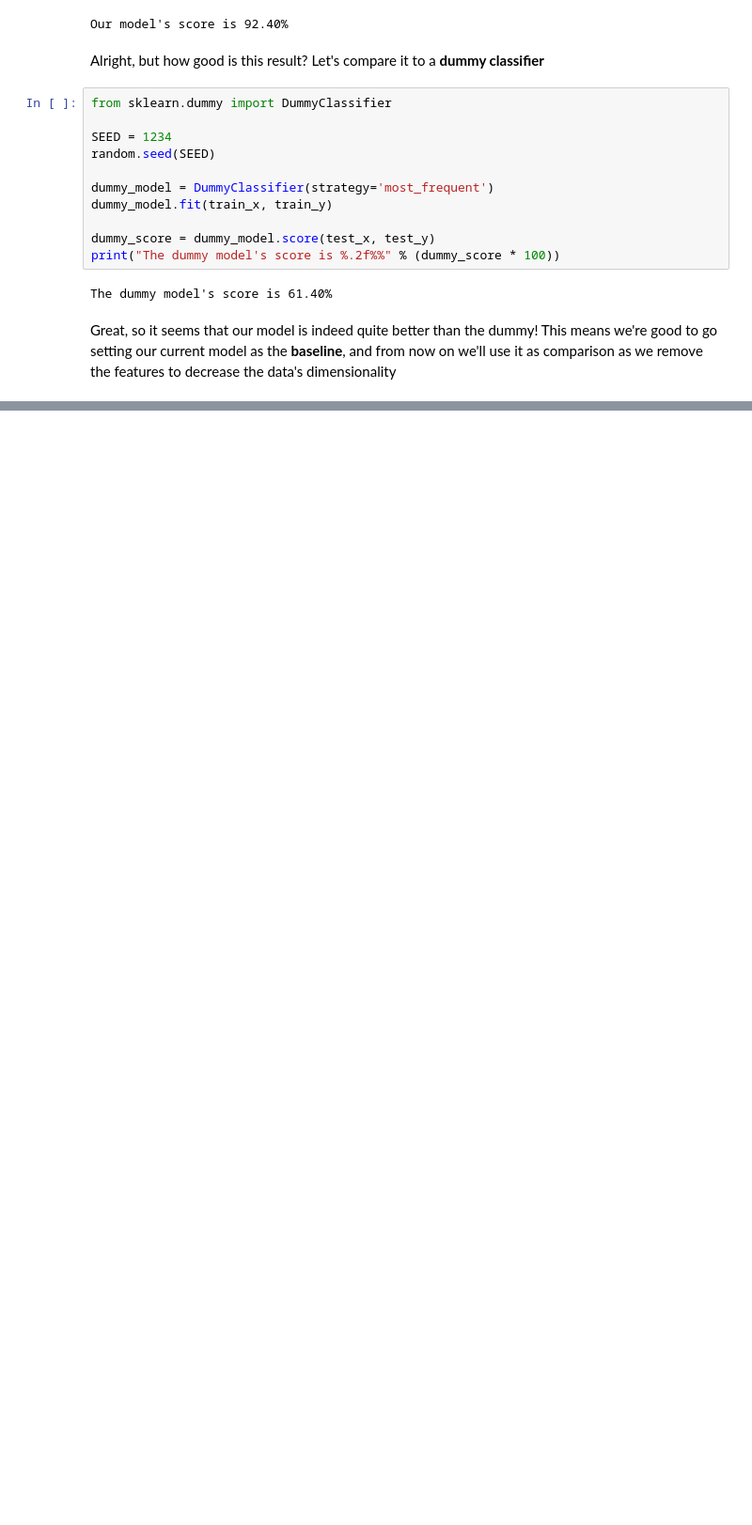
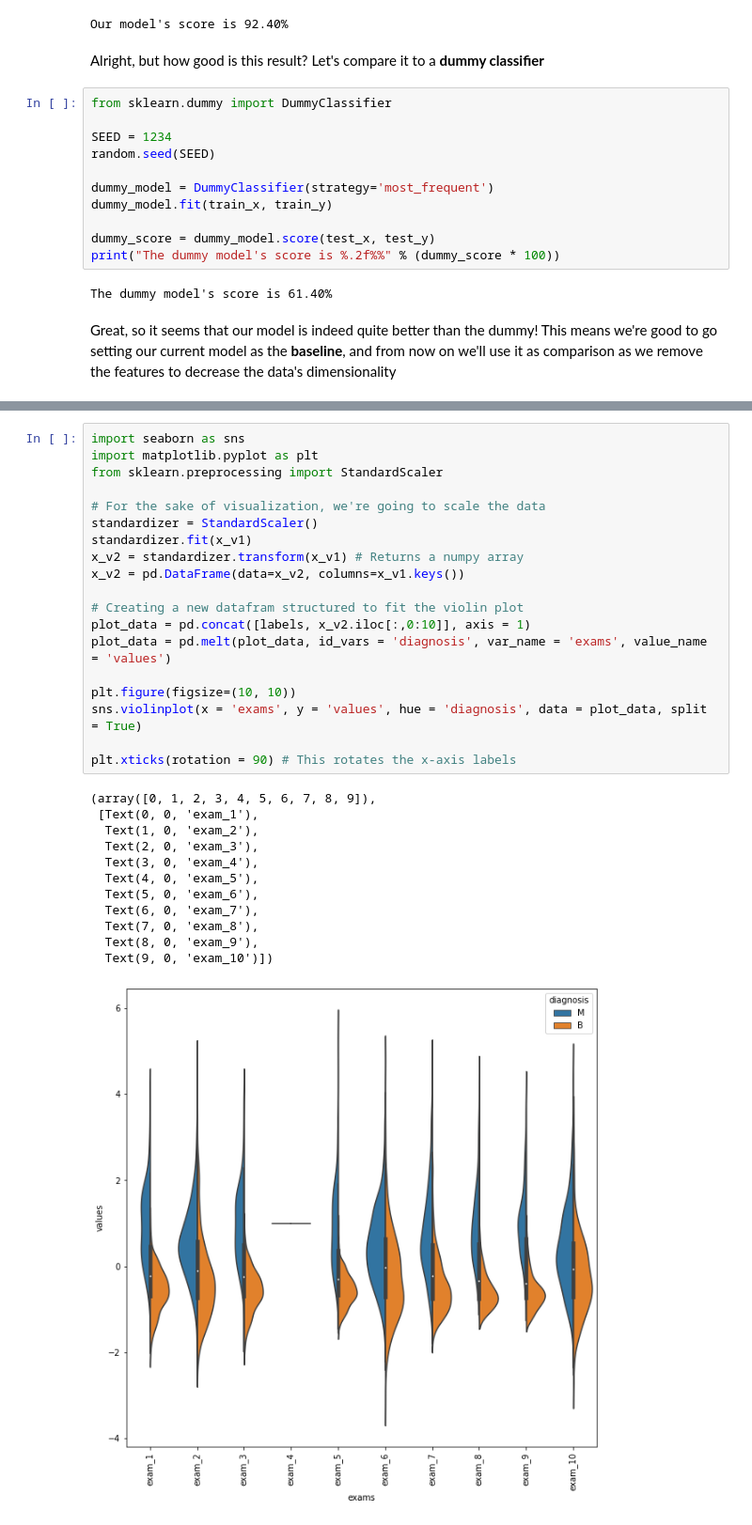
Before and after one commit to pedroheck/machine-learning-basics, a Jupyter notebook: Basics-2-dealing-with-multidimensional-data/data/cancer-diagnostics.ipynb, the cells around one changed output, grey strips where cells are left out. Shown at 94% size. Cells and saved outputs as stored; diff of their text form; blank space fills up the shorter version.

Commit message:
B-2: Visualizing the data in a violin plot

```diff
--- a/Basics-2-dealing-with-multidimensional-data/data/cancer-diagnostics.ipynb
+++ b/Basics-2-dealing-with-multidimensional-data/data/cancer-diagnostics.ipynb
@@ -105,0 +108,32 @@ Great, so it seems that our model is indeed quite better than the dummy! This me
+# %%
+import seaborn as sns
+import matplotlib.pyplot as plt
+from sklearn.preprocessing import StandardScaler
+
+# For the sake of visualization, we're going to scale the data
+standardizer = StandardScaler()
+standardizer.fit(x_v1)
+x_v2 = standardizer.transform(x_v1) # Returns a numpy array
+x_v2 = pd.DataFrame(data=x_v2, columns=x_v1.keys())
+
+# Creating a new datafram structured to fit the violin plot
+plot_data = pd.concat([labels, x_v2.iloc[:,0:10]], axis = 1)
+plot_data = pd.melt(plot_data, id_vars = 'diagnosis', var_name = 'exams', value_name = 'values')
+
+plt.figure(figsize=(10, 10))
+sns.violinplot(x = 'exams', y = 'values', hue = 'diagnosis', data = plot_data, split = True)
+
+plt.xticks(rotation = 90) # This rotates the x-axis labels
+# %% [output]
+(array([0, 1, 2, 3, 4, 5, 6, 7, 8, 9]),
+ [Text(0, 0, 'exam_1'),
+  Text(1, 0, 'exam_2'),
+  Text(2, 0, 'exam_3'),
+  Text(3, 0, 'exam_4'),
+  Text(4, 0, 'exam_5'),
+  Text(5, 0, 'exam_6'),
+  Text(6, 0, 'exam_7'),
+  Text(7, 0, 'exam_8'),
+  Text(8, 0, 'exam_9'),
+  Text(9, 0, 'exam_10')])
+[figure, added]
```
Also changed, not shown: parts of 4 cells of this notebook.
